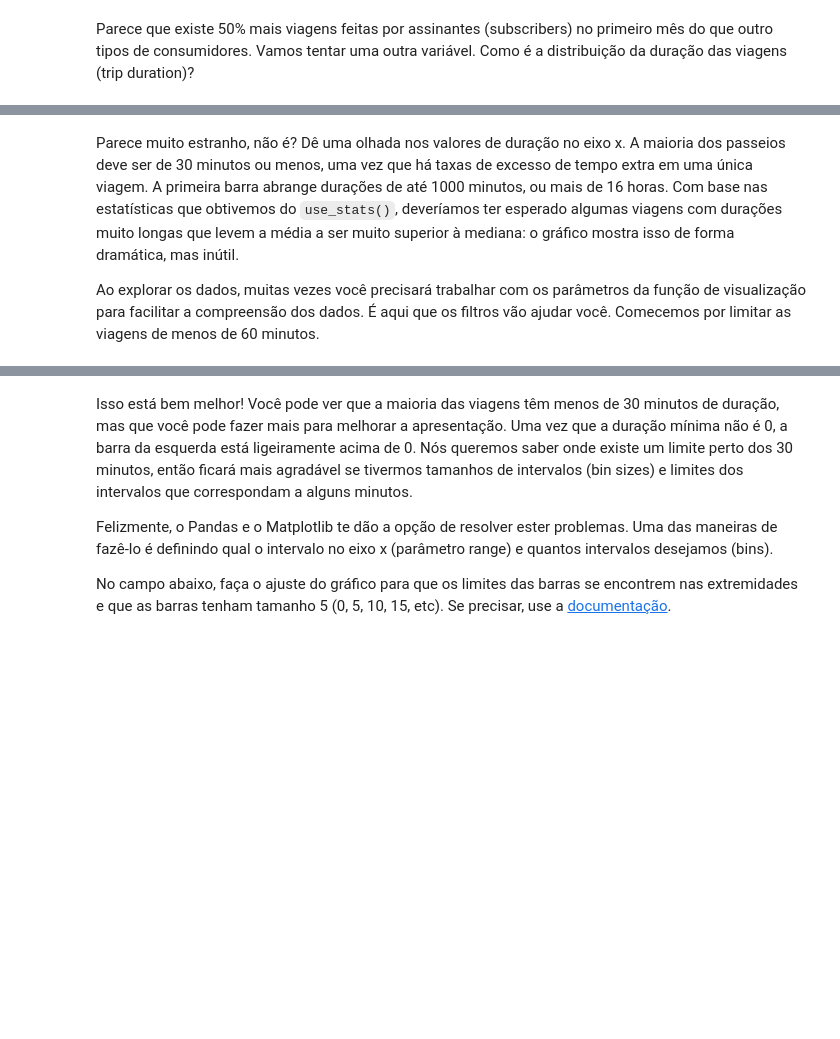
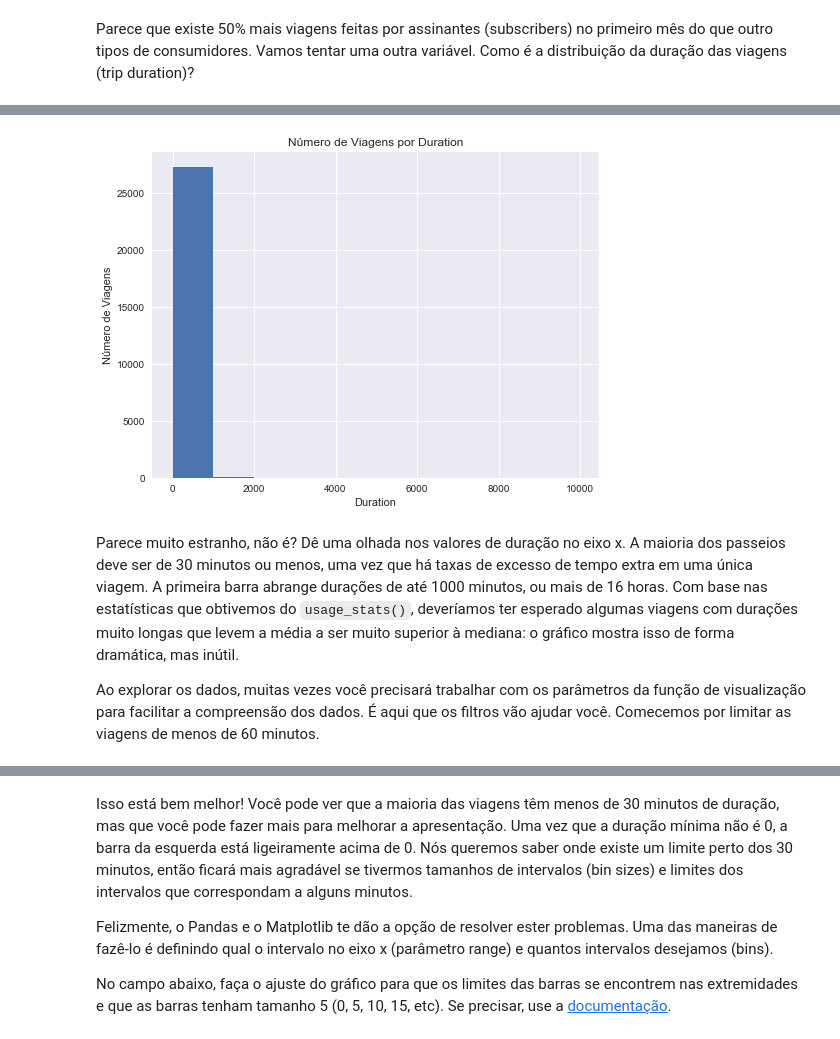
Before and after one commit to raphaelrrcoelho/bay-area-bike-share, a Jupyter notebook: Analise_Bay_Area_Bike_Share-NDFDSI.ipynb, the cells around one changed output, grey strips where cells are left out. Saved outputs shown, nothing was run; the diff lists cells and outputs as text; code cells hidden in the pictures; blank space fills up the shorter version.

```diff
--- a/Analise_Bay_Area_Bike_Share-NDFDSI.ipynb
+++ b/Analise_Bay_Area_Bike_Share-NDFDSI.ipynb
@@ -284,8 +319,10 @@ Parece que existe 50% mais viagens feitas por assinantes (subscribers) no primei
 # %%
 # rode este comando abaixo caso esteja em dúvida quanto ao resultado esperado
-# usage_plot(trip_data, 'duration')
+usage_plot(trip_data, 'duration')
+# %% [output]
+[figure, added]
 # %% [markdown]
-Parece muito estranho, não é? Dê uma olhada nos valores de duração no eixo x. A maioria dos passeios deve ser de 30 minutos ou menos, uma vez que há taxas de excesso de tempo extra em uma única viagem. A primeira barra abrange durações de até 1000 minutos, ou mais de 16 horas. Com base nas estatísticas que obtivemos do `use_stats()`, deveríamos ter esperado algumas viagens com durações muito longas que levem a média a ser muito superior à mediana: o gráfico mostra isso de forma dramática, mas inútil.
+Parece muito estranho, não é? Dê uma olhada nos valores de duração no eixo x. A maioria dos passeios deve ser de 30 minutos ou menos, uma vez que há taxas de excesso de tempo extra em uma única viagem. A primeira barra abrange durações de até 1000 minutos, ou mais de 16 horas. Com base nas estatísticas que obtivemos do `usage_stats()`, deveríamos ter esperado algumas viagens com durações muito longas que levem a média a ser muito superior à mediana: o gráfico mostra isso de forma dramática, mas inútil.
 
 Ao explorar os dados, muitas vezes você precisará trabalhar com os parâmetros da função de visualização para facilitar a compreensão dos dados. É aqui que os filtros vão ajudar você. Comecemos por limitar as  viagens de menos de 60 minutos.
 # %%
```
Also changed, not shown: parts of 19 cells of this notebook, 2 other files.
